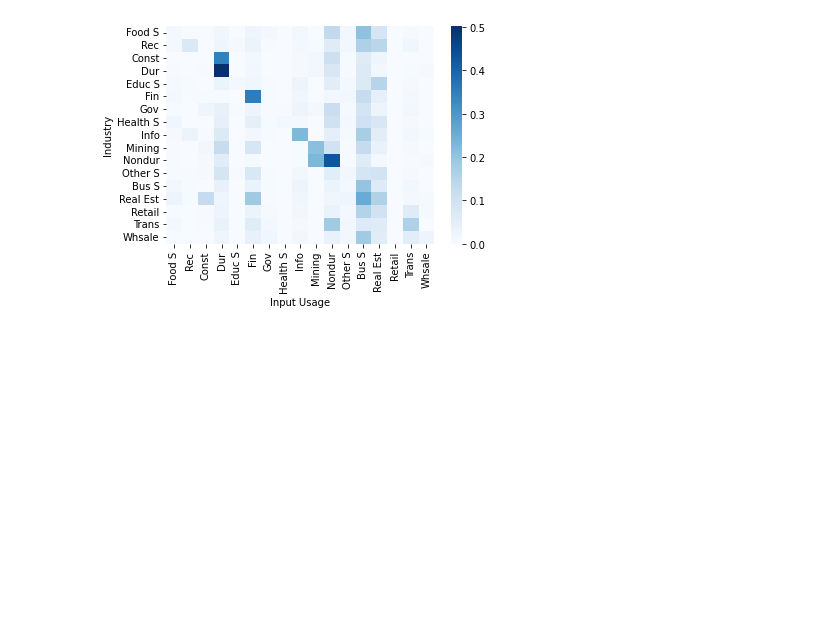
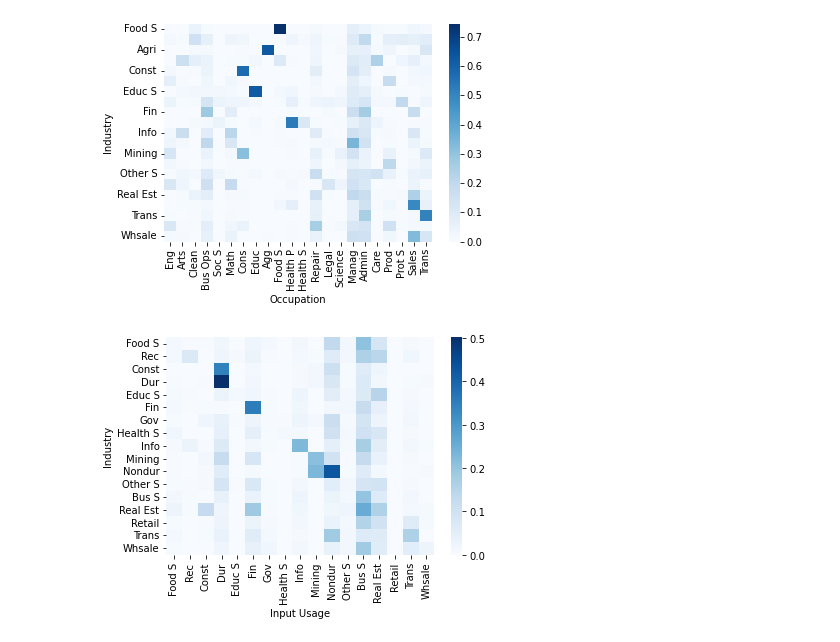
Before and after one commit to hs97/UnemploymentNetwork, a Jupyter notebook: new_code/occupation.ipynb, the cells around one changed output. Cells and saved outputs as stored; diff of their text form; code cells hidden in the pictures; blank space fills up the shorter version.

```diff
--- a/new_code/occupation.ipynb
+++ b/new_code/occupation.ipynb
@@ -55,3 +86,10 @@ plt.savefig('../output/figures/occupation_heatmap.png',dpi=300)
+# %%
+sns.heatmap(epsN, cmap="Blues")
+plt.xlabel('Occupation')
+plt.ylabel('Industry')
+plt.savefig('../output/figures/epsN_heatmap.png',dpi=300)
+# %% [output]
+[figure, added]
 # %%
 data_dir = '../data/clean/'
 dfA      = pd.read_csv(data_dir + 'A.csv')
```
Also changed, not shown: parts of 7 cells of this notebook, 16 other files.
